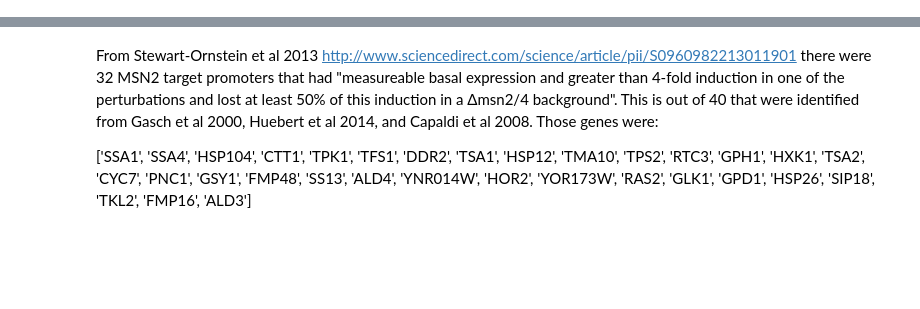
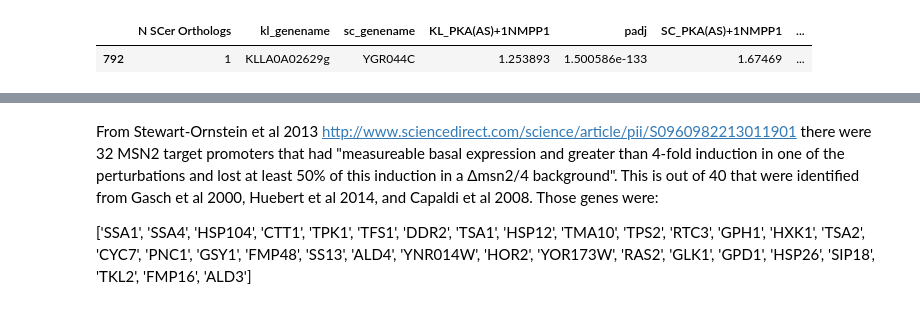
Before and after one commit to heineike02/yeast_esr_expression_analysis, a Jupyter notebook: scripts/kl_vs_sc_pka_inhibition.ipynb, the cells around one changed output, grey strips where cells are left out. Cells and saved outputs as stored; diff of their text form; code cells hidden in the pictures; blank space fills up the shorter version.

```diff
--- a/scripts/kl_vs_sc_pka_inhibition.ipynb
+++ b/scripts/kl_vs_sc_pka_inhibition.ipynb
@@ -58,6 +61,14 @@ kl_sc_PKA_data.to_pickle(base_dir + "\expression_data\kl_PKA_as_20160824\kl_sc_P
 # %%
 #load kl_sc_PKA_data
 kl_sc_PKA_data = pd.read_pickle(base_dir + "\expression_data\kl_PKA_as_20160824\kl_sc_PKA_data")
+# %%
+#Lookup by SC common name
+#jso_msn2_targets = ['SSA1', 'SSA4', 'HSP104', 'CTT1', 'TPK1', 'TFS1', 'DDR2', 'TSA1', 'HSP12', 'TMA10', 'TPS2', 'RTC3', 'GPH1', 'HXK1', 'TSA2', 'CYC7', 'PNC1', 'GSY1', 'FMP48', 'SS13', 'ALD4', 'YNR014W', 'HOR2', 'YOR173W', 'RAS2', 'GLK1', 'GPD1', 'HSP26', 'SIP18', 'TKL2', 'FMP16', 'ALD3', 'PGM2']
+common_name_query = ['RME1']  #['SSA1', 'SSA2','AHA1','BTN2', 'CPR6','CUR1','FES1','HCH1','HSC82','HSP42','HSP104','HSP78','HSP82','MBF1','MDJ1','SIS1','STI1','YDJ1']
+kl_sc_PKA_data[kl_sc_PKA_data['SC_common_name'].isin(common_name_query)].sort_values(by='KL_PKA(AS)+1NMPP1')
+# %% [output]
+|  | N SCer Orthologs | kl_genename | sc_genename | KL_PKA(AS)+1NMPP1 | padj | SC_PKA(AS)+1NMPP1 | ... |
+| 792 | 1 | KLLA0A02629g | YGR044C | 1.253893 | 1.500586e-133 | 1.67469 | ... |
 # %%
 #Lookup by SC common name
 jso_msn2_targets = ['SSA1', 'SSA4', 'HSP104', 'CTT1', 'TPK1', 'TFS1', 'DDR2', 'TSA1', 'HSP12', 'TMA10', 'TPS2', 'RTC3', 'GPH1', 'HXK1', 'TSA2', 'CYC7', 'PNC1', 'GSY1', 'FMP48', 'SS13', 'ALD4', 'YNR014W', 'HOR2', 'YOR173W', 'RAS2', 'GLK1', 'GPD1', 'HSP26', 'SIP18', 'TKL2', 'FMP16', 'ALD3', 'PGM2']
```
Also changed, not shown: parts of 17 cells of this notebook, 5 other files.
